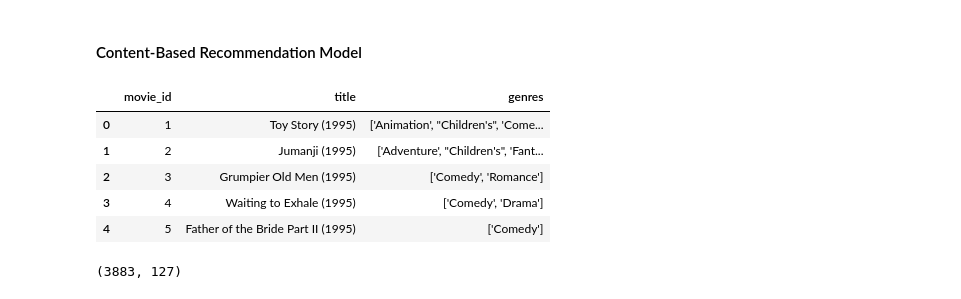
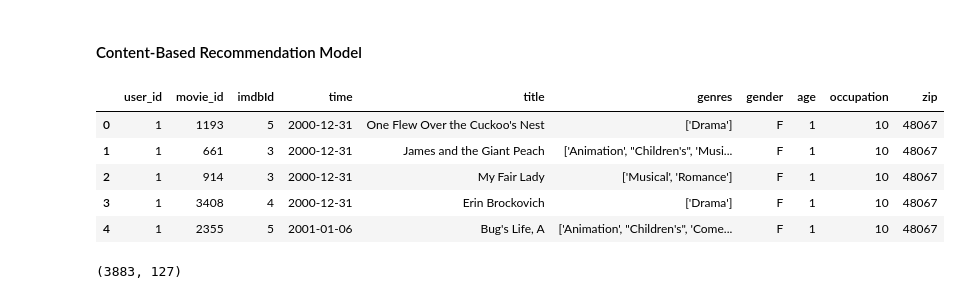
Before and after one commit to cifiyoo/hwt-project, a Jupyter notebook: hwt-project.ipynb, the cells around one changed output. Saved outputs shown, nothing was run; the diff lists cells and outputs as text; code cells hidden in the pictures.

```diff
--- a/hwt-project.ipynb
+++ b/hwt-project.ipynb
@@ -550,17 +550,19 @@ Popular(i,u)=α×Current\_Popular(i)+β×Trend(i,t)+ϵ×Similarity(u,others)
 #### Content-Based Recommendation Model
 # %%
 # Break up the big genre string into a string array
+movies_ratings_user_df['genres'] = movies_ratings_user_df['genres'].str.split('|')
 movies_df['genres'] = movies_df['genres'].str.split('|')
-# Convert genres to string value
+# # Convert genres to string value
+movies_ratings_user_df['genres'] = movies_ratings_user_df['genres'].fillna("").astype('str')
 movies_df['genres'] = movies_df['genres'].fillna("").astype('str')
-movies_df.head()
+movies_ratings_user_df.head()
 # %% [output]
-|  | movie_id | title | genres |
-| 0 | 1 | Toy Story (1995) | ['Animation', "Children's", 'Come... |
-| 1 | 2 | Jumanji (1995) | ['Adventure', "Children's", 'Fant... |
-| 2 | 3 | Grumpier Old Men (1995) | ['Comedy', 'Romance'] |
-| 3 | 4 | Waiting to Exhale (1995) | ['Comedy', 'Drama'] |
-| 4 | 5 | Father of the Bride Part II (1995) | ['Comedy'] |
+|  | user_id | movie_id | imdbId | time | title | genres | gender | age | occupation | zip |
+| 0 | 1 | 1193 | 5 | 2000-12-31 | One Flew Over the Cuckoo's Nest | ['Drama'] | F | 1 | 10 | 48067 |
+| 1 | 1 | 661 | 3 | 2000-12-31 | James and the Giant Peach | ['Animation', "Children's", 'Musi... | F | 1 | 10 | 48067 |
+| 2 | 1 | 914 | 3 | 2000-12-31 | My Fair Lady | ['Musical', 'Romance'] | F | 1 | 10 | 48067 |
+| 3 | 1 | 3408 | 4 | 2000-12-31 | Erin Brockovich | ['Drama'] | F | 1 | 10 | 48067 |
+| 4 | 1 | 2355 | 5 | 2001-01-06 | Bug's Life, A | ['Animation', "Children's", 'Come... | F | 1 | 10 | 48067 |
 # %%
 from sklearn.feature_extraction.text import TfidfVectorizer
 tf = TfidfVectorizer(analyzer='word',ngram_range=(1, 2),min_df=1, stop_words='english')
```
Also changed, not shown: parts of 17 cells of this notebook.
